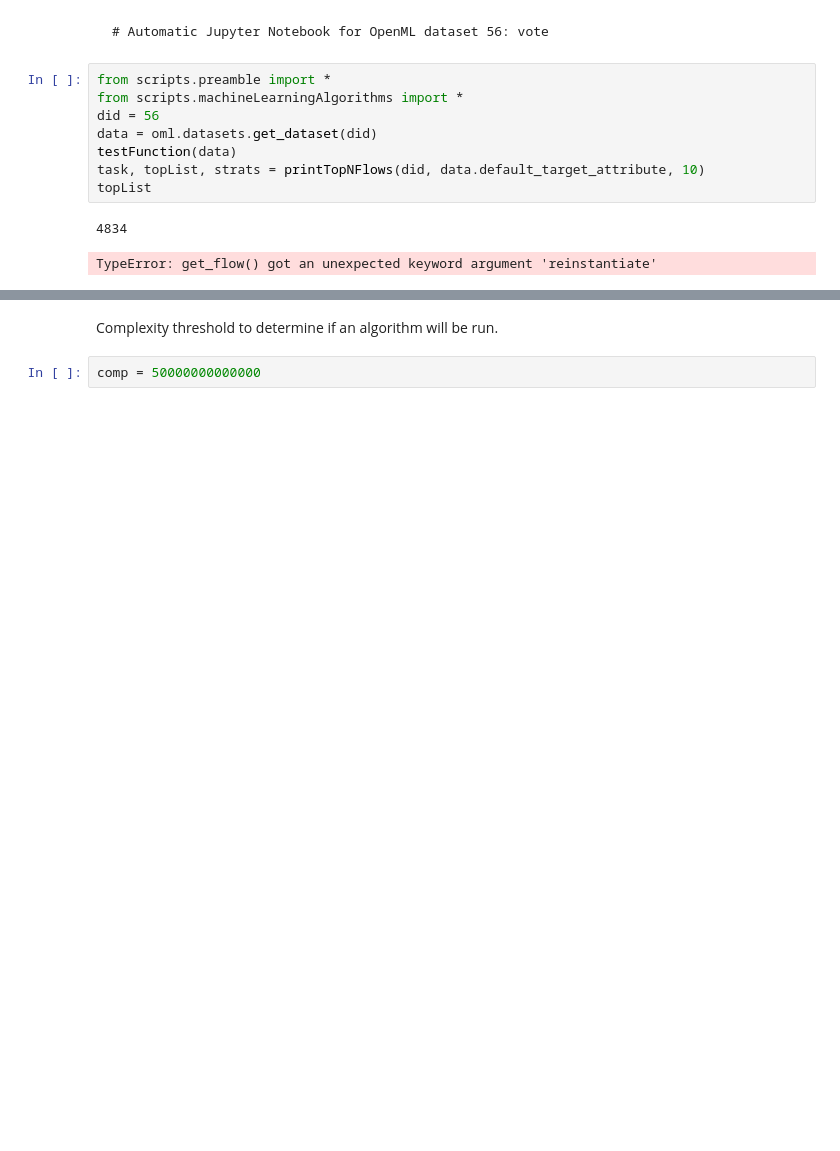
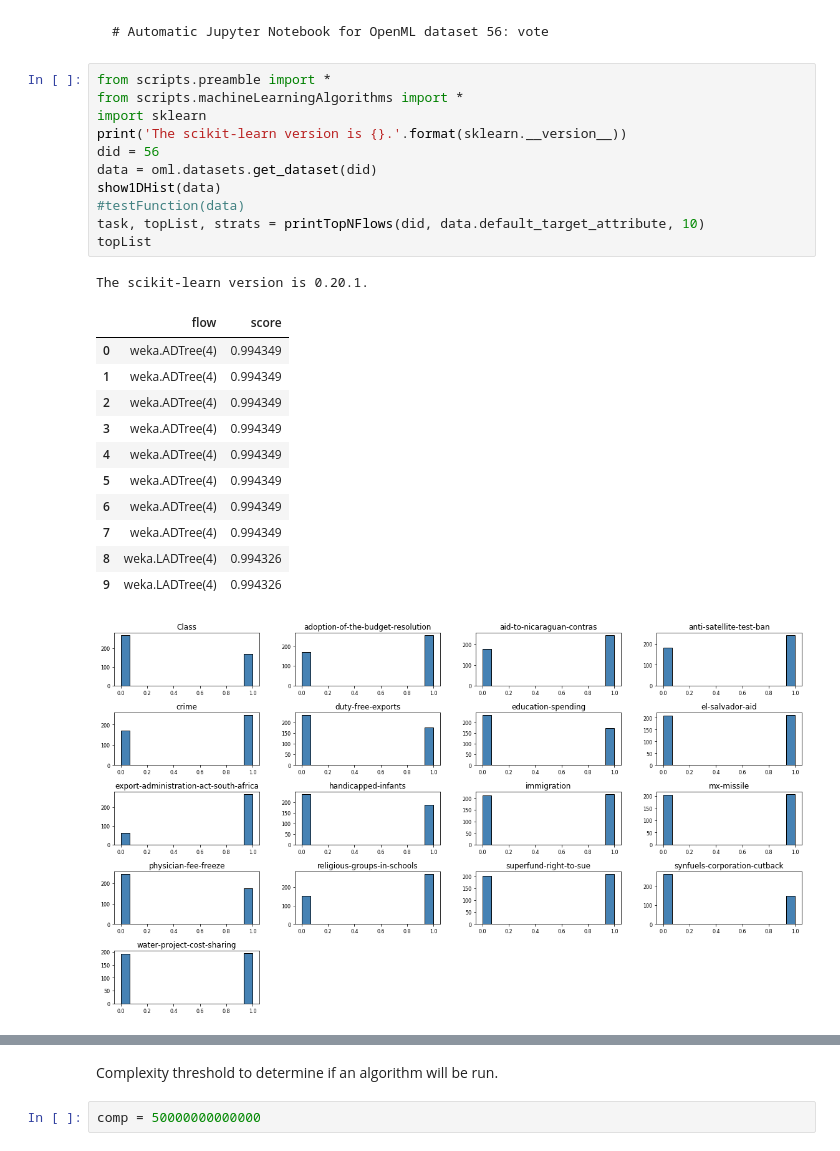
Before and after one commit to Hugoos/TestAutoNotebook, a Jupyter notebook: datasets/56.ipynb, the cells around one changed output, grey strips where cells are left out. Cells and saved outputs as stored; diff of their text form; blank space fills up the shorter version.

```diff
--- a/datasets/56.ipynb
+++ b/datasets/56.ipynb
@@ -3,14 +3,28 @@
 # %%
 from scripts.preamble import *
 from scripts.machineLearningAlgorithms import *
+import sklearn
+print('The scikit-learn version is {}.'.format(sklearn.__version__))
 did = 56
 data = oml.datasets.get_dataset(did)
-testFunction(data)
+show1DHist(data)
+#testFunction(data)
 task, topList, strats = printTopNFlows(did, data.default_target_attribute, 10)
 topList
 # %% [output]
-4834
+The scikit-learn version is 0.20.1.
-TypeError: get_flow() got an unexpected keyword argument 'reinstantiate'
+|  | flow | score |
+| 0 | weka.ADTree(4) | 0.994349 |
+| 1 | weka.ADTree(4) | 0.994349 |
+| 2 | weka.ADTree(4) | 0.994349 |
+| 3 | weka.ADTree(4) | 0.994349 |
+| 4 | weka.ADTree(4) | 0.994349 |
+| 5 | weka.ADTree(4) | 0.994349 |
+| 6 | weka.ADTree(4) | 0.994349 |
+| 7 | weka.ADTree(4) | 0.994349 |
+| 8 | weka.LADTree(4) | 0.994326 |
+| 9 | weka.LADTree(4) | 0.994326 |
+[figure, added]
 # %%
 from scripts.problemType import *
 problemType = findProblemType(data)
```
Also changed, not shown: parts of 5 cells of this notebook, 18 other files.
